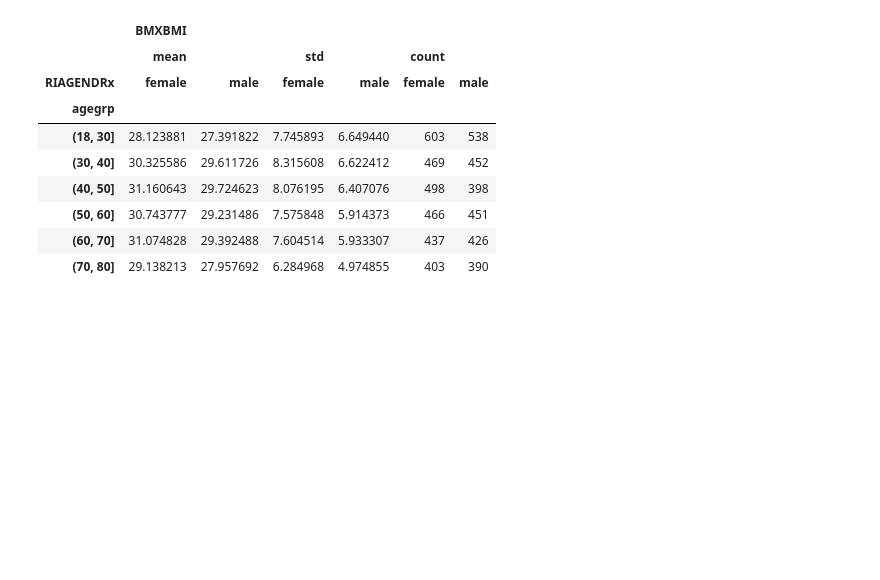
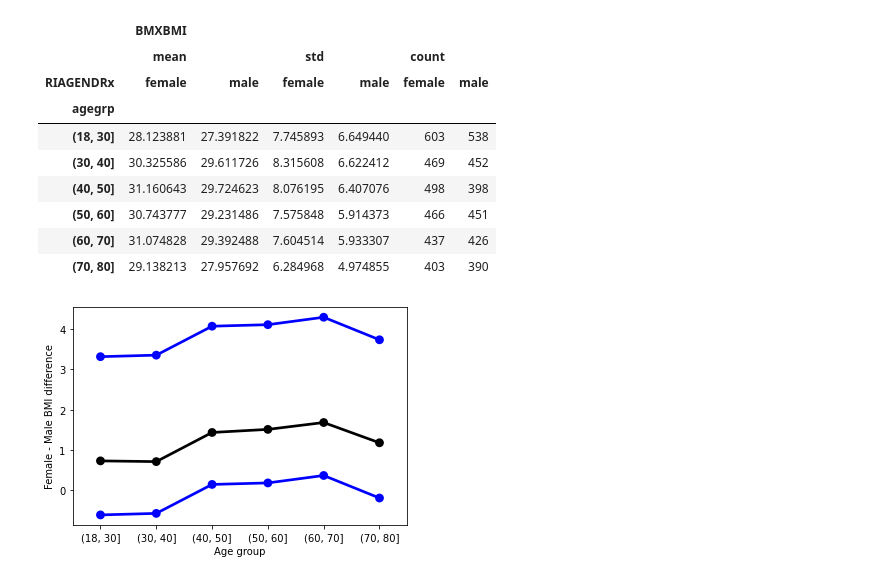
Before and after one commit to dissagaliyeva/python, a Jupyter notebook: inferential_stats/conf_intervals2.ipynb, the cells around one changed output. Cells and saved outputs as stored; diff of their text form; code cells hidden in the pictures; blank space fills up the shorter version.

```diff
--- a/inferential_stats/conf_intervals2.ipynb
+++ b/inferential_stats/conf_intervals2.ipynb
@@ -310,3 +311,26 @@ pr = df.groupby(['agegrp', 'RIAGENDRx']).agg({'BMXBMI': ['mean', 'std', 'count']
 | (50, 60] | 30.743777 | 29.231486 | 7.575848 | 5.914373 | 466 | 451 |
 | (60, 70] | 31.074828 | 29.392488 | 7.604514 | 5.933307 | 437 | 426 |
 | (70, 80] | 29.138213 | 27.957692 | 6.284968 | 4.974855 | 403 | 390 |
+# %%
+# Calculate the SEM for females and for males within each age band
+pr['BMXBMI', 'sem', 'female'] = pr['BMXBMI', 'std', 'female'] / np.sqrt(pr['BMXBMI', 'count', 'female'])
+pr['BMXBMI', 'sem', 'male'] = pr['BMXBMI', 'std', 'male'] / np.sqrt(pr['BMXBMI', 'count', 'male'])
+# %%
+# Calculate the mean difference of BMI between females and males within each age band, also  calculate
+# its SE and the lower and upper limits of its 95% CI.
+pr['BMXBMI', 'mean_diff', ''] = pr['BMXBMI', 'mean', 'female'] - pr['BMXBMI', 'mean', 'male']
+pr['BMXBMI', 'sem_diff', '']  = np.sqrt(pr['BMXBMI', 'sem', 'female'] ** 2 + pr['BMXBMI', 'sem', 'male'])
+pr['BMXBMI', 'lcb_diff', '']  = pr['BMXBMI', 'mean_diff', ''] - 1.96 + pr['BMXBMI', 'sem_diff', '']
+pr['BMXBMI', 'upb_diff', '']  = pr['BMXBMI', 'mean_diff', ''] + 1.96 + pr['BMXBMI', 'sem_diff', '']
+# %%
+# Plot the mean difference in black and the confidence limits in blue
+x = np.arange(pr.shape[0])
+pp = sns.pointplot(x, pr['BMXBMI', 'mean_diff', ''], color='black')
+sns.pointplot(x, pr['BMXBMI', 'lcb_diff', ''], color='blue')
+sns.pointplot(x, pr['BMXBMI', 'upb_diff', ''], color='blue')
+pp.set_xticklabels(pr.index)
+pp.set_xlabel('Age group')
+pp.set_ylabel('Female - Male BMI difference')
+plt.show()
+# %% [output]
+[figure, added]
```
Also changed, not shown: parts of 9 cells of this notebook, 4 other files.
